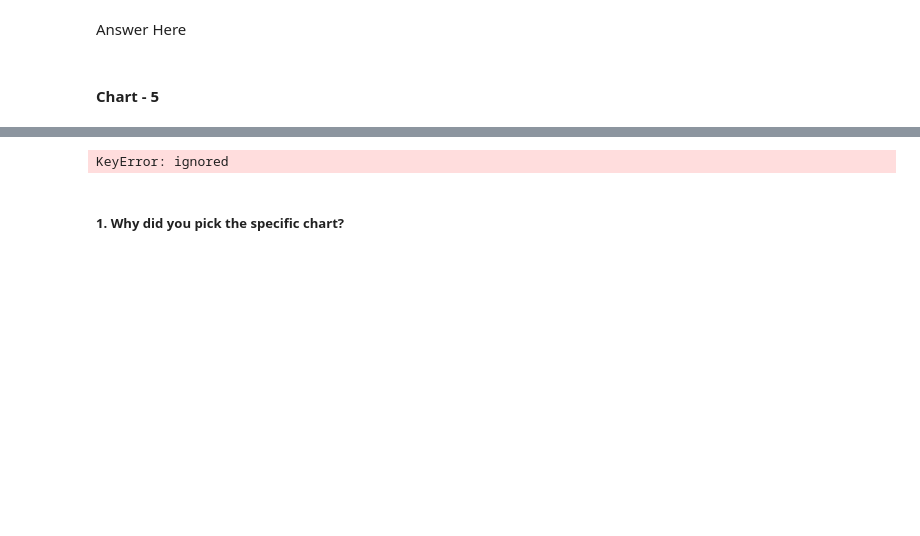
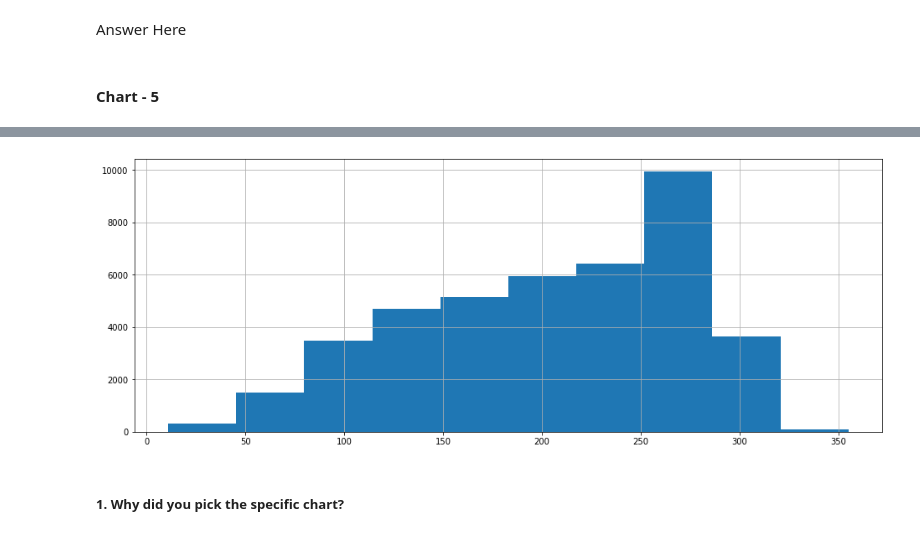
Before and after one commit to makdatascience/Coronavirus_tweets_sentiment_analysis, a Jupyter notebook: Coronavirus_tweets_sentiment_analysis.ipynb, the cells around one changed output, grey strips where cells are left out. Saved outputs shown, nothing was run; the diff lists cells and outputs as text; code cells hidden in the pictures; blank space fills up the shorter version.

```diff
--- a/Coronavirus_tweets_sentiment_analysis.ipynb
+++ b/Coronavirus_tweets_sentiment_analysis.ipynb
@@ -490,15 +491,13 @@ tweet
-# %%
-# Chart - 5 visualization code
-# create text from just normal tweets
-normal_words = ' '.join([text for text in tweet['Tweet'][tweet['Sentiment'] == 'Extremely Positive']])
-
-wordcloud = WordCloud(width=800, height=500, random_state=21, max_font_size=110).generate(normal_words)
-plt.figure(figsize=(10, 7))
-plt.imshow(wordcloud, interpolation="bilinear")
-plt.axis('off')
-plt.show()
-# %% [output]
-KeyError: ignored
+# %%
+# Chart - 5 visualization code
+
+# plotting "OriginalTweet" column
+plt.figure(figsize=(16,6))
+plt.grid()
+plt.hist(tweet['OriginalTweet'].str.len())
+plt.show()
+# %% [output]
+[figure, added]
 # %% [markdown]
 ##### 1. Why did you pick the specific chart?
 # %% [markdown]
```
Also changed, not shown: parts of 30 cells of this notebook.
